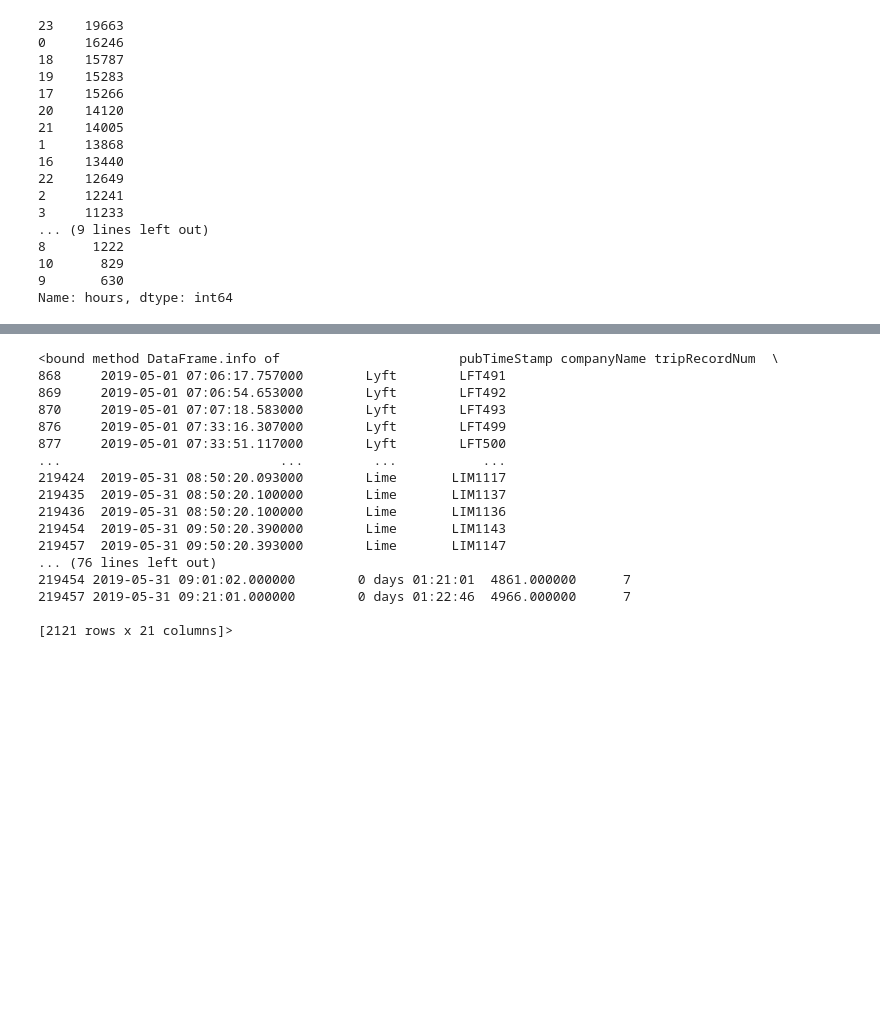
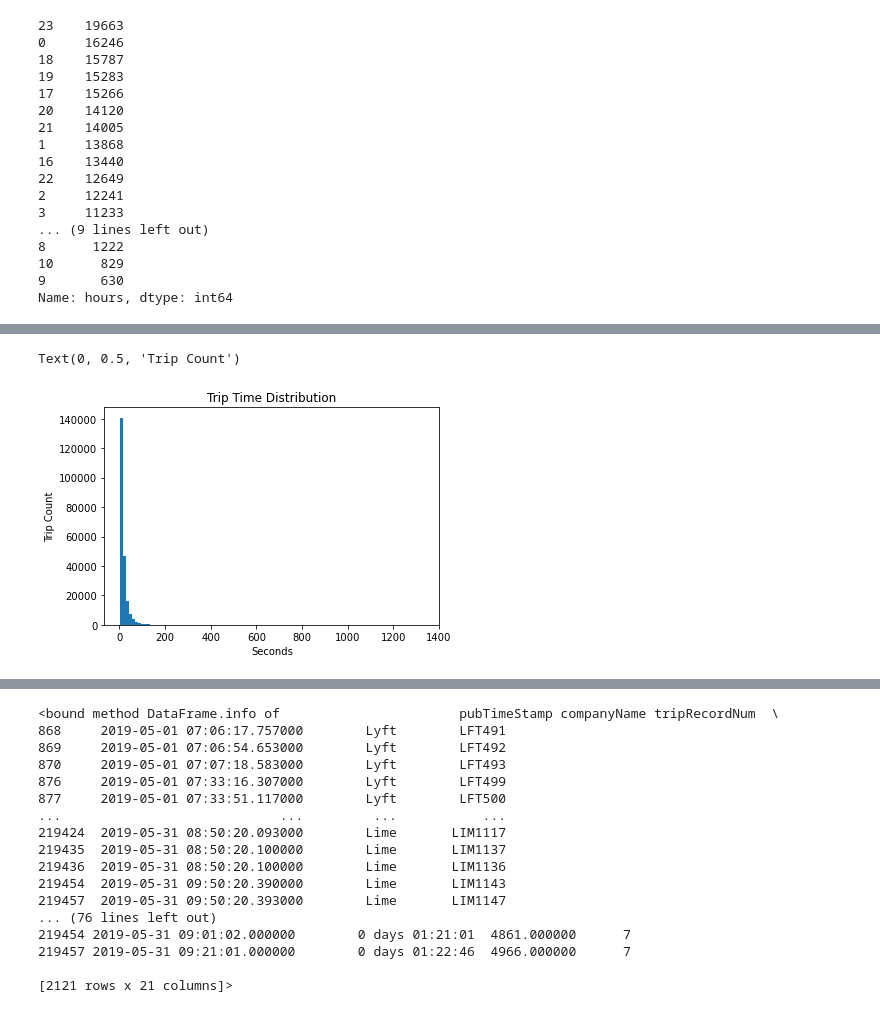
Before and after one commit to Rhunsilval/nashville_scooters_python, a Jupyter notebook: notebooks/6_trip_data.ipynb, the cells around one changed output, grey strips where cells are left out. Saved outputs shown, nothing was run; the diff lists cells and outputs as text; code cells hidden in the pictures; blank space fills up the shorter version.

```diff
--- a/notebooks/6_trip_data.ipynb
+++ b/notebooks/6_trip_data.ipynb
@@ -225,0 +274,10 @@ Name: hours, dtype: int64
+# %%
+may_trip['minutes'] = may_trip['seconds'] / 60
+# %%
+plt.hist(may_trip.minutes, bins = 100)
+plt.title('Trip Time Distribution')
+plt.xlabel('Seconds')
+plt.ylabel('Trip Count')
+# %% [output]
+Text(0, 0.5, 'Trip Count')
+[figure, added]
```
Also changed, not shown: parts of 16 cells of this notebook, 1 other file.
